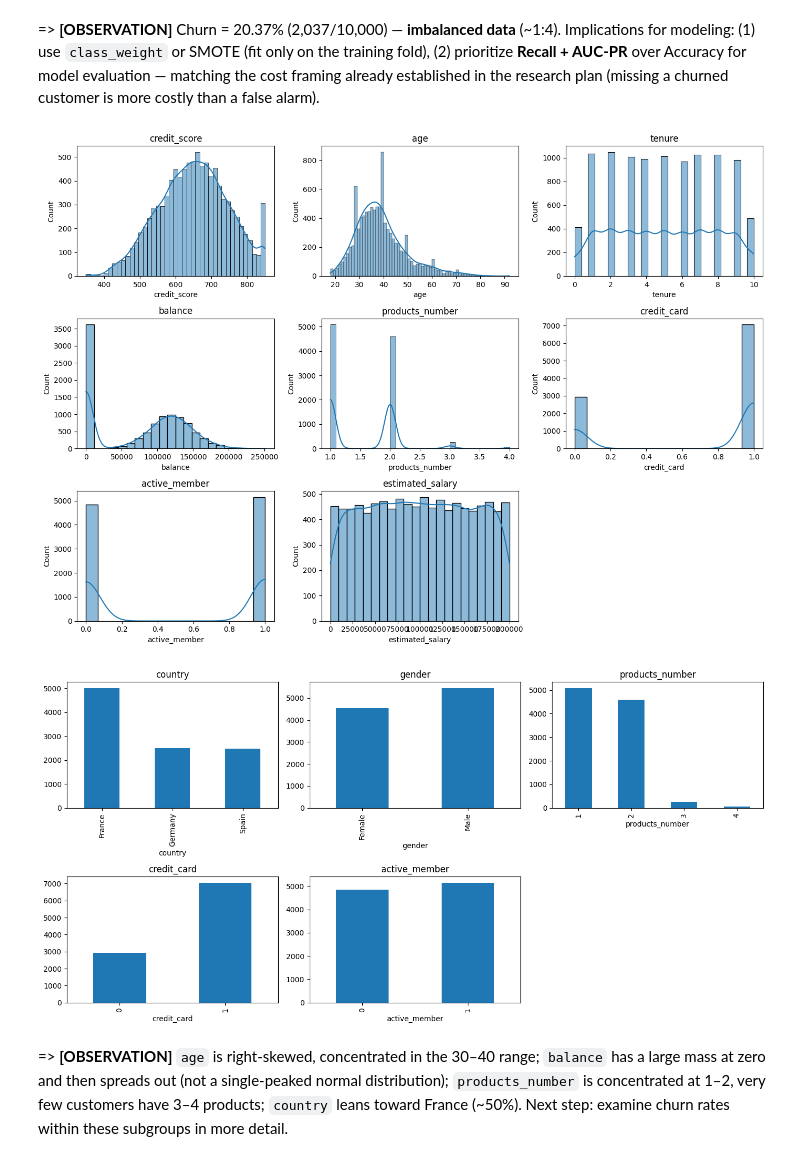
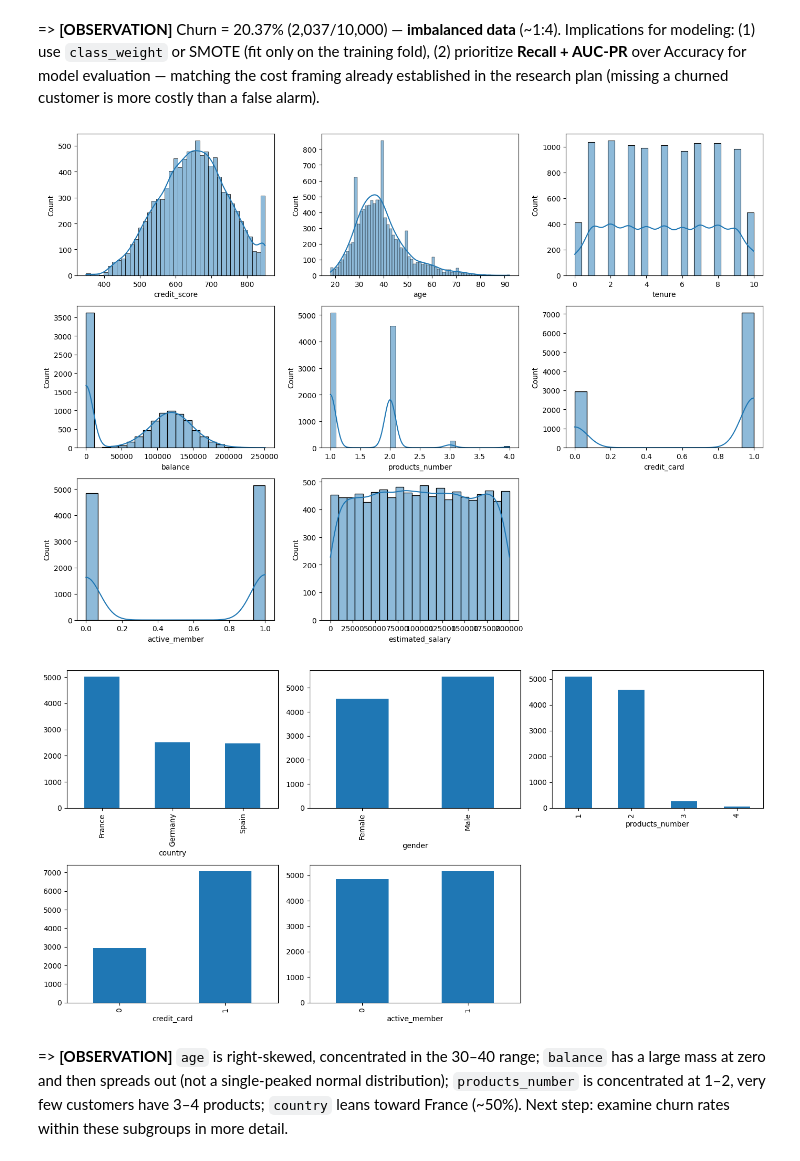
Before and after one commit to sonkd/Churn-Banking-Prediction, a Jupyter notebook: research/notebooks/eda_feature_engineering.ipynb, the cells around one changed output. Cells and saved outputs as stored; diff of their text form; code cells hidden in the pictures.

```diff
--- a/research/notebooks/eda_feature_engineering.ipynb
+++ b/research/notebooks/eda_feature_engineering.ipynb
@@ -157,47 +157,58 @@ Overlap giua 2 bang: 0 customer_id
 # %% [markdown]
 => **Note:** We regenerate the attributions above according to the business logic documented in `data/data_dictionary.md` that matching the real `customer_id` values, covering all 10,000 customers.
 # %%
-# Regenerate bang hanh vi theo thang (grain: 1 dong / customer_id / thang, 6 thang gan nhat)
-# Business logic theo data_dictionary.md: tx_count ~ Poisson, giam dan ~8%/thang neu churn (noisy, khong dung lam feature truc tiep)
-rows = []
+# Regenerate the monthly behavior table (grain: 1 row / customer_id / month, last 6 months)
+# Business logic per data_dictionary.md: tx_count ~ Poisson, declining if churn (noisy, not used directly as a feature)
+# IMPORTANT: the decline rate is drawn INDEPENDENTLY per customer x per metric (not one shared "decline"
+# for txn/login/complaint together) - sharing one decline caused the model to reconstruct churn almost
+# perfectly when features were combined (see the leakage finding in Data preparing, section 7).
 month_to_date = {
     m: (REFERENCE_DATE - pd.DateOffset(months=(N_MONTHS - m))).replace(day=1) + pd.offsets.MonthEnd(0)
     for m in range(1, N_MONTHS + 1)
 }
+rows = []
 for cust in base.itertuples(index=False):
     cid, churn, active = cust.customer_id, cust.churn, cust.active_member
-    lam_txn_base = 18 if active == 1 else 10       # thanh vien active giao dich nhieu hon
+    lam_txn_base = 18 if active == 1 else 10       # active members transact more
     lam_login_base = 12
+    if churn == 1:
+        rate_txn = np.random.uniform(0.01, 0.15)
+        rate_login = np.random.uniform(0.01, 0.15)
+        rate_complaint = np.random.uniform(0.1, 0.9)
+    else:
+        rate_txn = rate_login = rate_complaint = 0.0
     for month in range(1, N_MONTHS + 1):
-        decline = max(1 - 0.08 * month, 0.1) if churn == 1 else 1.0
-        txn_count = np.random.poisson(lam_txn_base * decline)
+        decline_txn = max(1 - rate_txn * month, 0.15)
+        decline_login = max(1 - rate_login * month, 0.15)
+        txn_count = np.random.poisson(lam_txn_base * decline_txn)
         txn_amount = round(txn_count * np.random.uniform(20, 150), 2)
-        app_logins = np.random.poisson(lam_login_base * decline)
-        complaints = np.random.poisson(0.4 + 0.5 * churn)
+        app_logins = np.random.poisson(lam_login_base * decline_login)
+        complaints = np.random.poisson(0.4 + rate_complaint)
         rows.append((cid, month, month_to_date[month], txn_count, txn_amount, app_logins, complaints,
                       np.random.binomial(1, 0.4), np.random.binomial(1, 0.7), np.random.binomial(1, 0.2)))
 
 tx = pd.DataFrame(rows, columns=["customer_id", "month", "snapshot_date", "txn_count", "txn_amount",
                                   "app_logins", "complaints", "channel_atm", "channel_mobile", "channel_branch"])
 
-# Validate FK truoc khi luu
+# Validate FK before saving
 assert tx["customer_id"].isin(base["customer_id"]).all(), "FK integrity broken"
-assert tx["customer_id"].nunique() == base["customer_id"].nunique(), "Chua cover het khach hang"
+assert tx["customer_id"].nunique() == base["customer_id"].nunique(), "Not all customers covered"
 print("FK integrity OK | customers covered:", tx["customer_id"].nunique(), "/", base["customer_id"].nunique())
 print("tx shape:", tx.shape)
 
-# Anti-leakage check: tuong quan tung bien hanh vi voi churn khong duoc qua gan +-1 (perfect separation)
+# Anti-leakage check: correlation of each behavioral feature with churn should not be too close to +-1
 agg_check = tx.groupby("customer_id").agg(frequency=("txn_count", "sum"), monetary=("txn_amount", "sum"),
                                            app_logins_mean=("app_logins", "mean"), complaints_sum=("complaints", "sum")
                                            ).reset_index().merge(base[["customer_id", "churn"]], on="customer_id")
-print("\nAnti-leakage (point-biserial r vs churn):")
+print("\nAnti-leakage (point-biserial r vs churn, ONE feature at a time):")
 for col in ["frequency", "monetary", "app_logins_mean", "complaints_sum"]:
     r, p = stats.pointbiserialr(agg_check["churn"], agg_check[col])
-    print(f"  {col:20s} r={r:+.3f}  p={p:.1e}  {'OK' if abs(r) < 0.9 else 'CANH BAO: qua manh, kiem tra leakage'}")
+    print(f"  {col:20s} r={r:+.3f}  p={p:.1e}  {'OK' if abs(r) < 0.9 else 'WARNING: too strong, check leakage'}")
+print("(Note: checking features one at a time is NOT enough - see the multivariate check in Data preparing, section 7)")
 
 base[["customer_id", "account_open_date"]].to_csv("../../data/synthetic/customer_account_open_dates.csv", index=False)
 tx.to_csv("../../data/synthetic/transactions_monthly_v2.csv", index=False)
-print("\nDa luu: data/synthetic/transactions_monthly_v2.csv", tx.shape)
+print("\nSaved: data/synthetic/transactions_monthly_v2.csv", tx.shape)
 # %% [output]
 FK integrity OK | customers covered: 10000 / 10000
 tx shape: (60000, 10)
@@ -387,22 +399,22 @@ Implications for modeling: (1) use `class_weight` or SMOTE (fit only on the trai
 # %%
 numeric_cols = [c for c in base.select_dtypes(include=np.number).columns if c not in ("customer_id", "churn")]
 fig, axes = plt.subplots(3, 3, figsize=(14, 10))
 for ax, col in zip(axes.flat, numeric_cols):
-    sns.histplot(base[col], kde=True, ax=ax); ax.set_title(col)
+    sns.histplot(base[col], kde=True, ax=ax); # ax.set_title(col)
 for ax in axes.flat[len(numeric_cols):]:
     ax.axis("off")
 plt.tight_layout(); plt.savefig("../outputs/figures/univariate_numeric.png", dpi=120); plt.show()
 
 cat_cols = ["country", "gender", "products_number", "credit_card", "active_member"]
 fig, axes = plt.subplots(2, 3, figsize=(14, 7))
 for ax, col in zip(axes.flat, cat_cols):
-    base[col].value_counts().sort_index().plot(kind="bar", ax=ax); ax.set_title(col)
+    base[col].value_counts().sort_index().plot(kind="bar", ax=ax); # ax.set_title(col)
 for ax in axes.flat[len(cat_cols):]:
     ax.axis("off")
 plt.tight_layout(); plt.savefig("../outputs/figures/univariate_categorical.png", dpi=120); plt.show()
 # %% [output]
-[figure, old version]
+[figure, new version]
-[figure, old version]
+[figure, new version]
 # %% [markdown]
 => **[OBSERVATION]** `age` is right-skewed, concentrated in the 30–40 range; `balance` has a large mass at zero and then spreads out (not a single-peaked normal distribution); `products_number` is concentrated at 1–2, very few customers have 3–4 products; `country` leans toward France (~50%). Next step: examine churn rates within these subgroups in more detail.
 # %%
```
Also changed, not shown: parts of 32 cells of this notebook, 7 other files.
